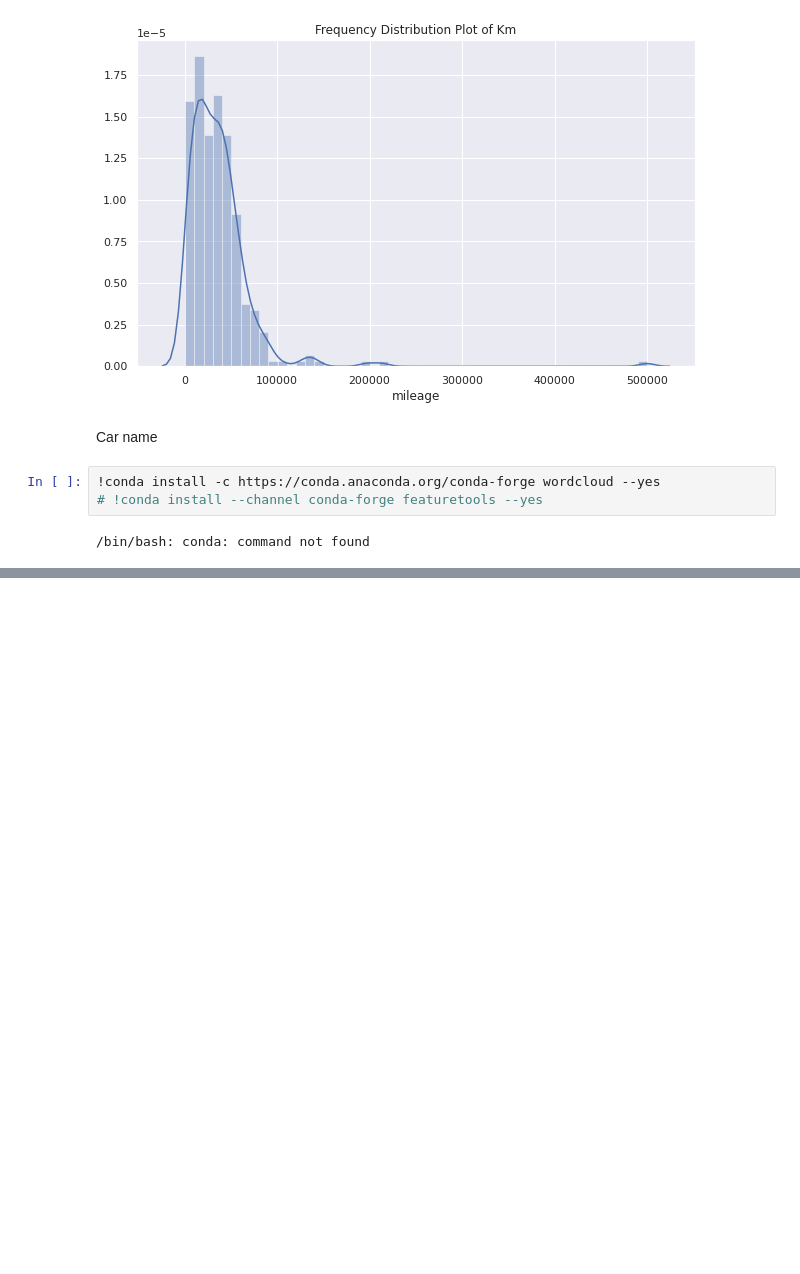
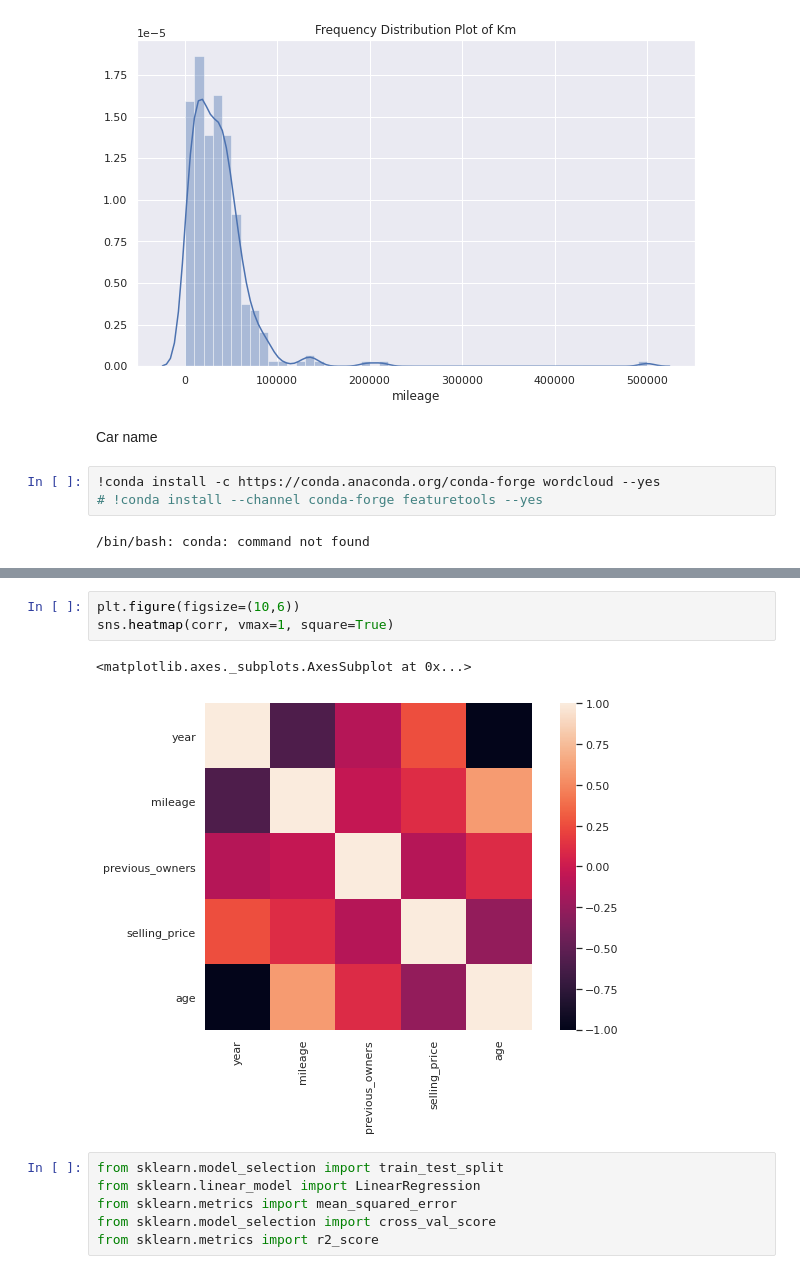
Before and after one commit to HebahAlshamlan/CITC_Task, a Jupyter notebook: CITC_Task.ipynb, the cells around one changed output, grey strips where cells are left out. Saved outputs shown, nothing was run; the diff lists cells and outputs as text; blank space fills up the shorter version.

```diff
--- a/CITC_Task.ipynb
+++ b/CITC_Task.ipynb
@@ -268,0 +276,12 @@ Name: car_name, Length: 299, dtype: object
+# %%
+plt.figure(figsize=(10,6))
+sns.heatmap(corr, vmax=1, square=True)
+# %% [output]
+<matplotlib.axes._subplots.AxesSubplot at 0x...>
+[figure, added]
+# %%
+from sklearn.model_selection import train_test_split
+from sklearn.linear_model import LinearRegression
+from sklearn.metrics import mean_squared_error
+from sklearn.model_selection import cross_val_score
+from sklearn.metrics import r2_score
```
Also changed, not shown: parts of 45 cells of this notebook.
